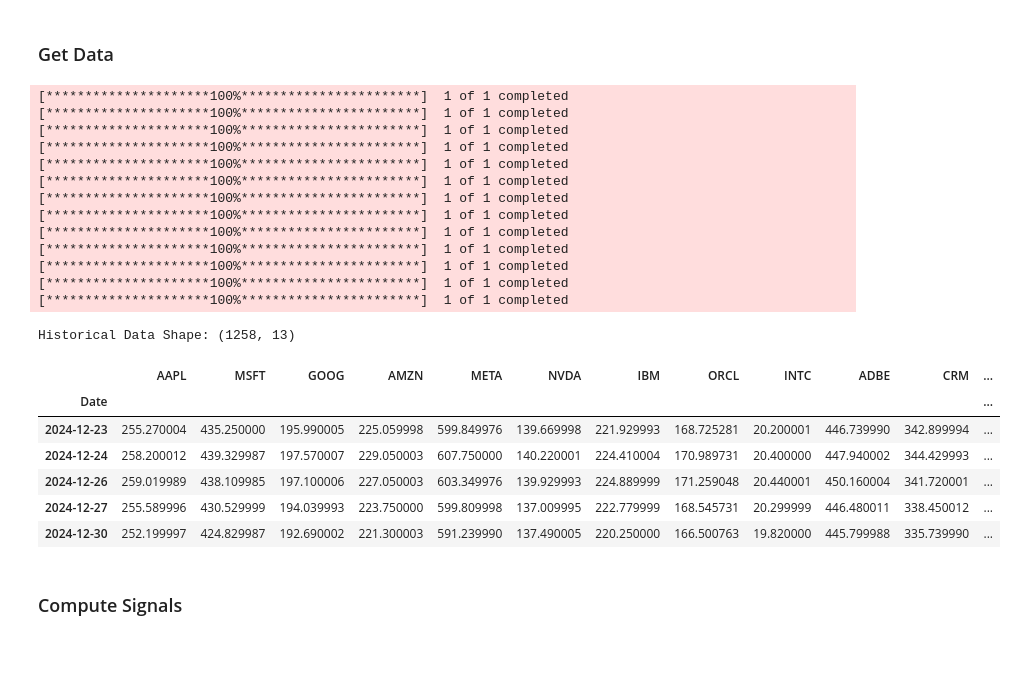
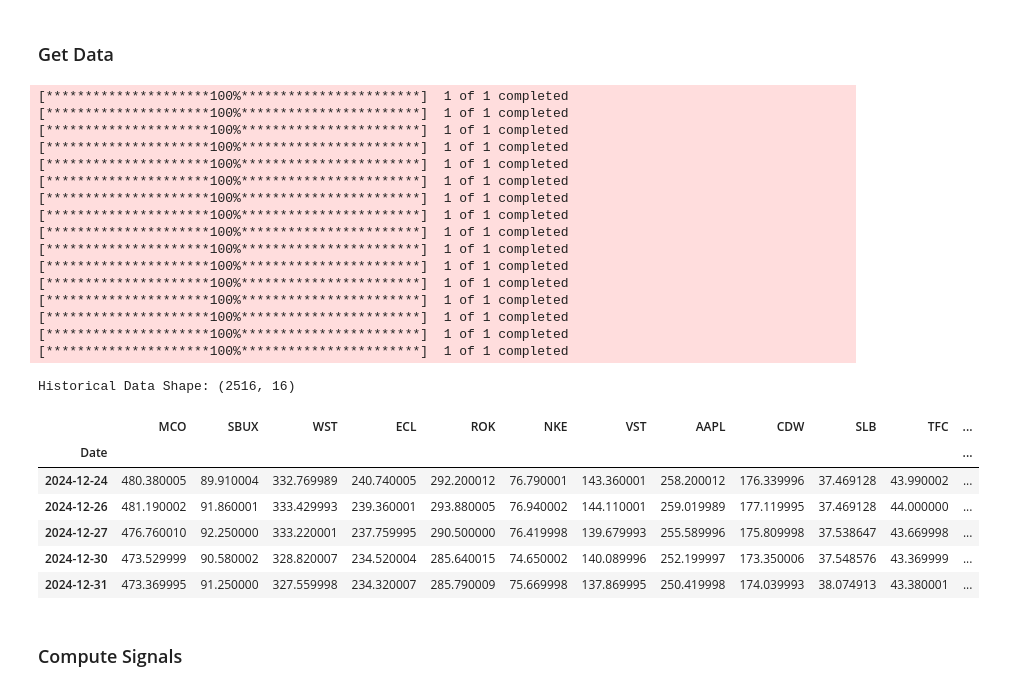
Before and after one commit to ArjunPatel32/MMR_ML_Trading, a Jupyter notebook: main.ipynb, the cells around one changed output. Cells and saved outputs as stored; diff of their text form; code cells hidden in the pictures; blank space fills up the shorter version.

```diff
--- a/main.ipynb
+++ b/main.ipynb
@@ -15,56 +15,63 @@ from risk_management import apply_stop_loss
 # %% [markdown]
 ### Get Data
 # %%
-tickers = [
-    # Focus on Tech Company Stocks
-    "AAPL",  # Apple
-    "MSFT",  # Microsoft
-    "GOOG",  # Alphabet
-    "AMZN",  # Amazon
-    "META",  # Meta
-    "NVDA",  # NVIDIA
-    "IBM",   # IBM
-    "ORCL",  # Oracle
-    "INTC",  # Intel
-    "ADBE",  # Adobe
-    "CRM",   # Salesforce
-    "TSLA",  # Tesla
+# tickers = [
+#     # Focus on Tech Company Stocks
+#     "AAPL",  # Apple
+#     "MSFT",  # Microsoft
+#     "GOOG",  # Alphabet
+#     "AMZN",  # Amazon
+#     "META",  # Meta
+#     "NVDA",  # NVIDIA
+#     "IBM",   # IBM
+#     "ORCL",  # Oracle
+#     "INTC",  # Intel
+#     "ADBE",  # Adobe
+#     "CRM",   # Salesforce
+#     "TSLA",  # Tesla
 
-    # Benchmark
-    "SPY"    # S&P 500
-]
+#     # Benchmark
+#     "SPY"    # S&P 500
+# ]
+
+# Get a random sample of S&P 500 tickers
+tickers = get_sp500_sample(n=15, seed=None)
+tickers.append("SPY")
 
 
 # Download historical data
-start_date = "2019-12-31"
-end_date = "2024-12-31"
+start_date = "2015-01-01"
+end_date = "2025-01-01"
 data = get_historical_data(tickers, start=start_date, end=end_date)
 spy_series = data["SPY"] # S&P 500
 
 print("Historical Data Shape:", data.shape)
 display(data.tail())
 # %% [output]
 [*********************100%***********************]  1 of 1 completed
 [*********************100%***********************]  1 of 1 completed
 [*********************100%***********************]  1 of 1 completed
 [*********************100%***********************]  1 of 1 completed
 [*********************100%***********************]  1 of 1 completed
 [*********************100%***********************]  1 of 1 completed
 [*********************100%***********************]  1 of 1 completed
 [*********************100%***********************]  1 of 1 completed
 [*********************100%***********************]  1 of 1 completed
 [*********************100%***********************]  1 of 1 completed
 [*********************100%***********************]  1 of 1 completed
 [*********************100%***********************]  1 of 1 completed
 [*********************100%***********************]  1 of 1 completed
+[*********************100%***********************]  1 of 1 completed
+[*********************100%***********************]  1 of 1 completed
+[*********************100%***********************]  1 of 1 completed
-Historical Data Shape: (1258, 13)
+Historical Data Shape: (2516, 16)
-|  | AAPL | MSFT | GOOG | AMZN | META | NVDA | IBM | ORCL | INTC | ADBE | CRM | ... |
+|  | MCO | SBUX | WST | ECL | ROK | NKE | VST | AAPL | CDW | SLB | TFC | ... |
 | Date |  |  |  |  |  |  |  |  |  |  |  | ... |
-| 2024-12-23 | 255.270004 | 435.250000 | 195.990005 | 225.059998 | 599.849976 | 139.669998 | 221.929993 | 168.725281 | 20.200001 | 446.739990 | 342.899994 | ... |
-| 2024-12-24 | 258.200012 | 439.329987 | 197.570007 | 229.050003 | 607.750000 | 140.220001 | 224.410004 | 170.989731 | 20.400000 | 447.940002 | 344.429993 | ... |
-| 2024-12-26 | 259.019989 | 438.109985 | 197.100006 | 227.050003 | 603.349976 | 139.929993 | 224.889999 | 171.259048 | 20.440001 | 450.160004 | 341.720001 | ... |
-| 2024-12-27 | 255.589996 | 430.529999 | 194.039993 | 223.750000 | 599.809998 | 137.009995 | 222.779999 | 168.545731 | 20.299999 | 446.480011 | 338.450012 | ... |
-| 2024-12-30 | 252.199997 | 424.829987 | 192.690002 | 221.300003 | 591.239990 | 137.490005 | 220.250000 | 166.500763 | 19.820000 | 445.799988 | 335.739990 | ... |
+| 2024-12-24 | 480.380005 | 89.910004 | 332.769989 | 240.740005 | 292.200012 | 76.790001 | 143.360001 | 258.200012 | 176.339996 | 37.469128 | 43.990002 | ... |
+| 2024-12-26 | 481.190002 | 91.860001 | 333.429993 | 239.360001 | 293.880005 | 76.940002 | 144.110001 | 259.019989 | 177.119995 | 37.469128 | 44.000000 | ... |
+| 2024-12-27 | 476.760010 | 92.250000 | 333.220001 | 237.759995 | 290.500000 | 76.419998 | 139.679993 | 255.589996 | 175.809998 | 37.538647 | 43.669998 | ... |
+| 2024-12-30 | 473.529999 | 90.580002 | 328.820007 | 234.520004 | 285.640015 | 74.650002 | 140.089996 | 252.199997 | 173.350006 | 37.548576 | 43.369999 | ... |
+| 2024-12-31 | 473.369995 | 91.250000 | 327.559998 | 234.320007 | 285.790009 | 75.669998 | 137.869995 | 250.419998 | 174.039993 | 38.074913 | 43.380001 | ... |
 # %% [markdown]
 ### Compute Signals
 # %%
```
Also changed, not shown: parts of 3 cells of this notebook, 4 other files.
